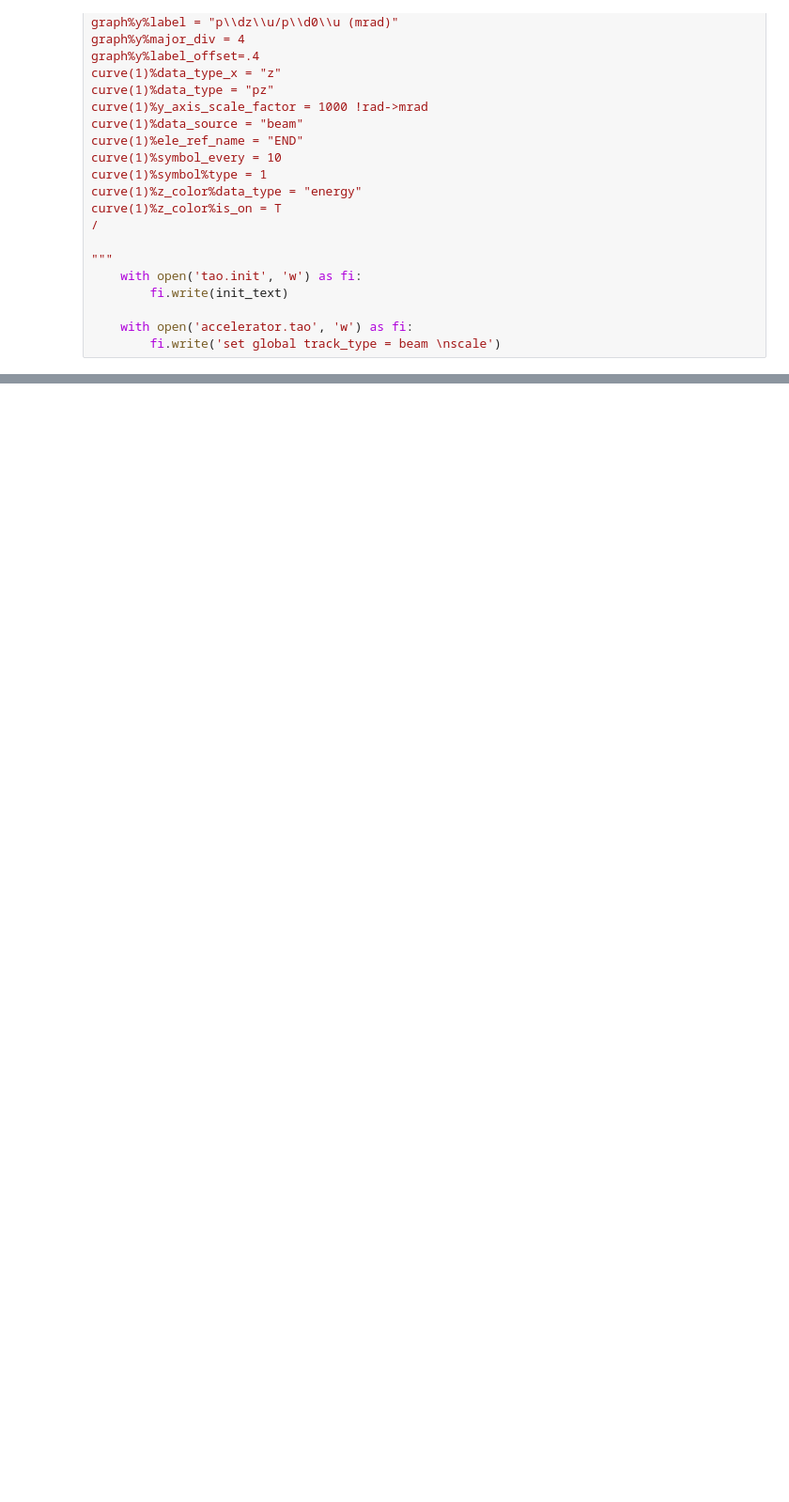
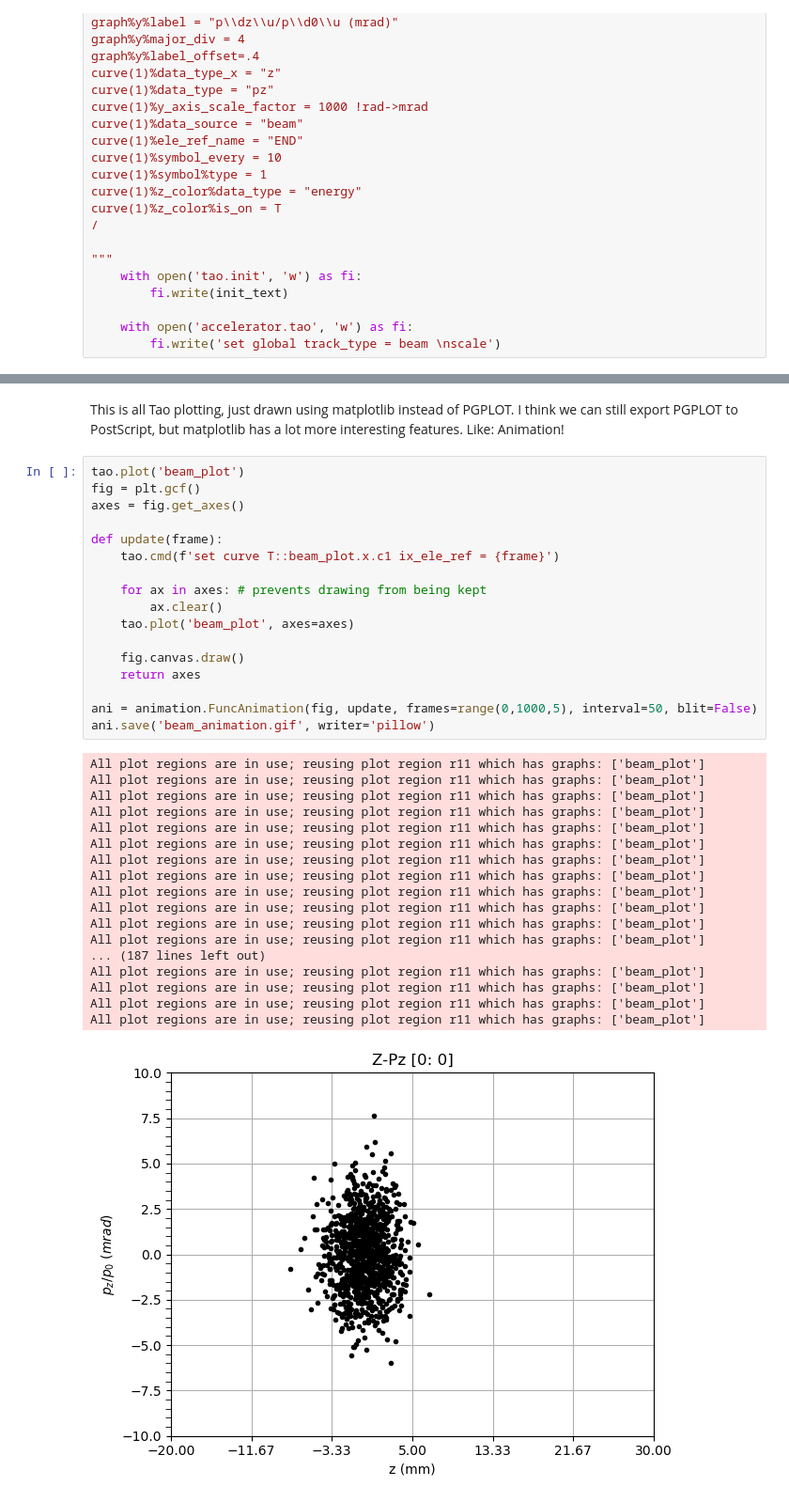
Before and after one commit to andrew-koren/learn-bmad, a Jupyter notebook: project_3/project_3.ipynb, the cells around one changed output, grey strips where cells are left out. Shown at 94% size. Cells and saved outputs as stored; diff of their text form; blank space fills up the shorter version.

Commit message:
added phase space animation

```diff
--- a/project_3/project_3.ipynb
+++ b/project_3/project_3.ipynb
@@ -404,0 +409,38 @@ tao.plot('beam_plot')
+# %% [markdown]
+This is all Tao plotting, just drawn using matplotlib instead of PGPLOT. I think we can still export PGPLOT to PostScript, but matplotlib has a lot more interesting features. Like: Animation!
+# %%
+tao.plot('beam_plot')
+fig = plt.gcf()
+axes = fig.get_axes()
+
+def update(frame):
+    tao.cmd(f'set curve T::beam_plot.x.c1 ix_ele_ref = {frame}')
+
+    for ax in axes: # prevents drawing from being kept
+        ax.clear()
+    tao.plot('beam_plot', axes=axes)
+
+    fig.canvas.draw()
+    return axes
+
+ani = animation.FuncAnimation(fig, update, frames=range(0,1000,5), interval=50, blit=False)
+ani.save('beam_animation.gif', writer='pillow')
+# %% [output]
+All plot regions are in use; reusing plot region r11 which has graphs: ['beam_plot']
+All plot regions are in use; reusing plot region r11 which has graphs: ['beam_plot']
+All plot regions are in use; reusing plot region r11 which has graphs: ['beam_plot']
+All plot regions are in use; reusing plot region r11 which has graphs: ['beam_plot']
+All plot regions are in use; reusing plot region r11 which has graphs: ['beam_plot']
+All plot regions are in use; reusing plot region r11 which has graphs: ['beam_plot']
+All plot regions are in use; reusing plot region r11 which has graphs: ['beam_plot']
+All plot regions are in use; reusing plot region r11 which has graphs: ['beam_plot']
+All plot regions are in use; reusing plot region r11 which has graphs: ['beam_plot']
+All plot regions are in use; reusing plot region r11 which has graphs: ['beam_plot']
+All plot regions are in use; reusing plot region r11 which has graphs: ['beam_plot']
+All plot regions are in use; reusing plot region r11 which has graphs: ['beam_plot']
+... (187 lines left out)
+All plot regions are in use; reusing plot region r11 which has graphs: ['beam_plot']
+All plot regions are in use; reusing plot region r11 which has graphs: ['beam_plot']
+All plot regions are in use; reusing plot region r11 which has graphs: ['beam_plot']
+All plot regions are in use; reusing plot region r11 which has graphs: ['beam_plot']
+[figure, added]
```
Also changed, not shown: parts of 2 cells of this notebook, 1 other file.
